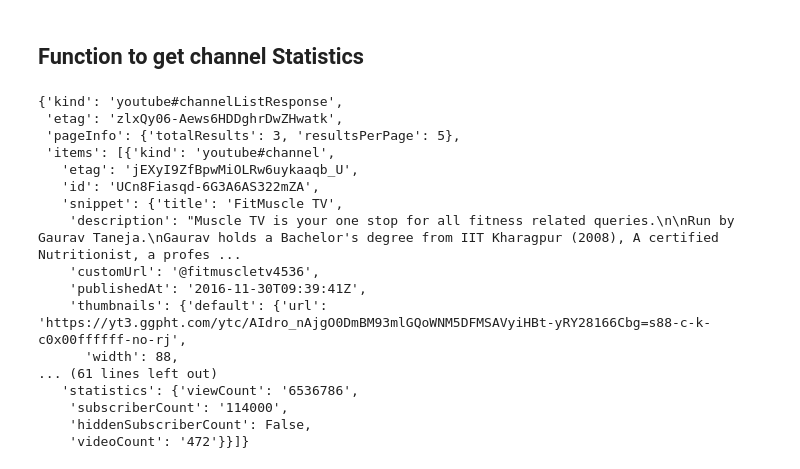
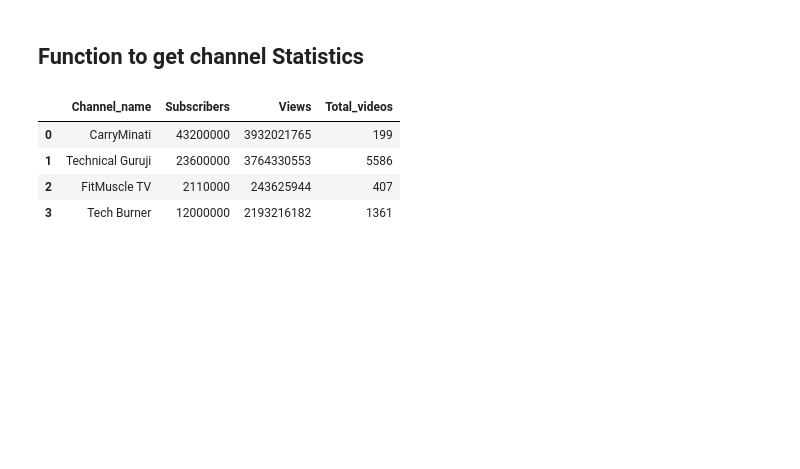
Before and after one commit to nikesm98/youtube_Scrapper, a Jupyter notebook: YT_analysis_project.ipynb, the cells around one changed output. Drawn from its saved outputs; the diff is of its cells as text; code cells hidden in the pictures; blank space fills up the shorter version.

```diff
--- a/YT_analysis_project.ipynb
+++ b/YT_analysis_project.ipynb
@@ -8,9 +8,11 @@ api_key = 'AIzaSyB9cV3QpuDMWNYYUCBz4Gh4-ZBNOqHEpDA'
 
 ## Passing various channel ids at ones
 channel_ids = [
-    'UCjWY5hREA6FFYrthD0rZNIw',
-    'UCxXDIfs9RqDP_vubkN8ZEBw',
-    'UCn8Fiasqd-6G3A6AS322mZA'
+
+    'UCn8Fiasqd-6G3A6AS322mZA',
+    'UCOhHO2ICt0ti9KAh-QHvttQ',
+    'UCXUJJNoP1QupwsYIWFXmsZg',
+    'UCj22tfcQrWG7EMEKS0qLeEg'
 ]
 
 youtube = build('youtube', 'v3', developerKey=api_key)
@@ -35,20 +41,2 @@ def get_channel_status(youtube, channel_ids):
 # %%
-get_channel_status(youtube, channel_ids)
+channel_statistics = get_channel_status(youtube, channel_ids)
-# %% [output]
-{'kind': 'youtube#channelListResponse',
- 'etag': 'zlxQy06-Aews6HDDghrDwZHwatk',
- 'pageInfo': {'totalResults': 3, 'resultsPerPage': 5},
- 'items': [{'kind': 'youtube#channel',
-   'etag': 'jEXyI9ZfBpwMiOLRw6uykaaqb_U',
-   'id': 'UCn8Fiasqd-6G3A6AS322mZA',
-   'snippet': {'title': 'FitMuscle TV',
-    'description': "Muscle TV is your one stop for all fitness related queries.\n\nRun by Gaurav Taneja.\nGaurav holds a Bachelor's degree from IIT Kharagpur (2008), A certified Nutritionist, a profes ...
-    'customUrl': '@fitmuscletv4536',
-    'publishedAt': '2016-11-30T09:39:41Z',
-    'thumbnails': {'default': {'url': 'https://yt3.ggpht.com/ytc/AIdro_nAjgO0DmBM93mlGQoWNM5DFMSAVyiHBt-yRY28166Cbg=s88-c-k-c0x00ffffff-no-rj',
-      'width': 88,
-... (61 lines left out)
-   'statistics': {'viewCount': '6536786',
-    'subscriberCount': '114000',
-    'hiddenSubscriberCount': False,
-    'videoCount': '472'}}]}
@@ -54,0 +45,8 @@ get_channel_status(youtube, channel_ids)
+# %%
+channel_data
+# %% [output]
+|  | Channel_name | Subscribers | Views | Total_videos |
+| 0 | CarryMinati | 43200000 | 3932021765 | 199 |
+| 1 | Technical Guruji | 23600000 | 3764330553 | 5586 |
+| 2 | FitMuscle TV | 2110000 | 243625944 | 407 |
+| 3 | Tech Burner | 12000000 | 2193216182 | 1361 |
```
Also changed, not shown: parts of 5 cells of this notebook.
